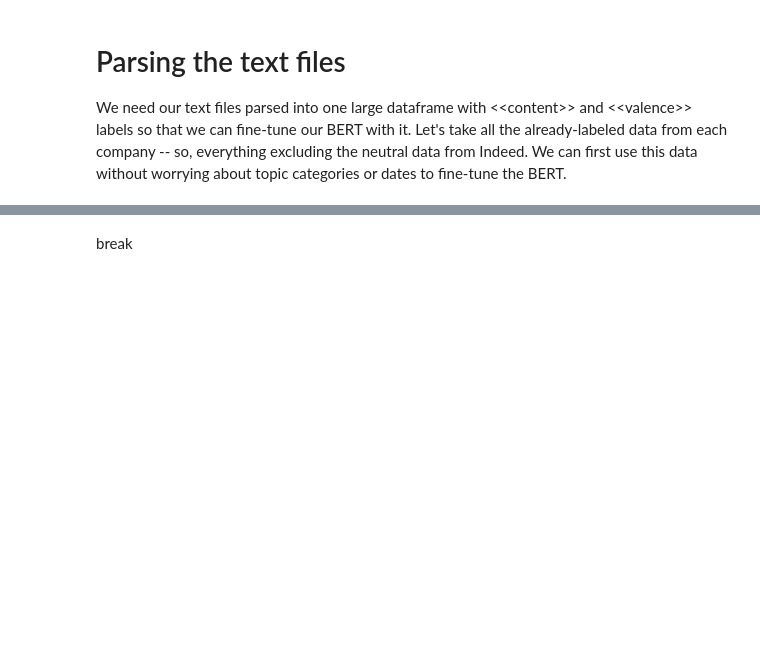
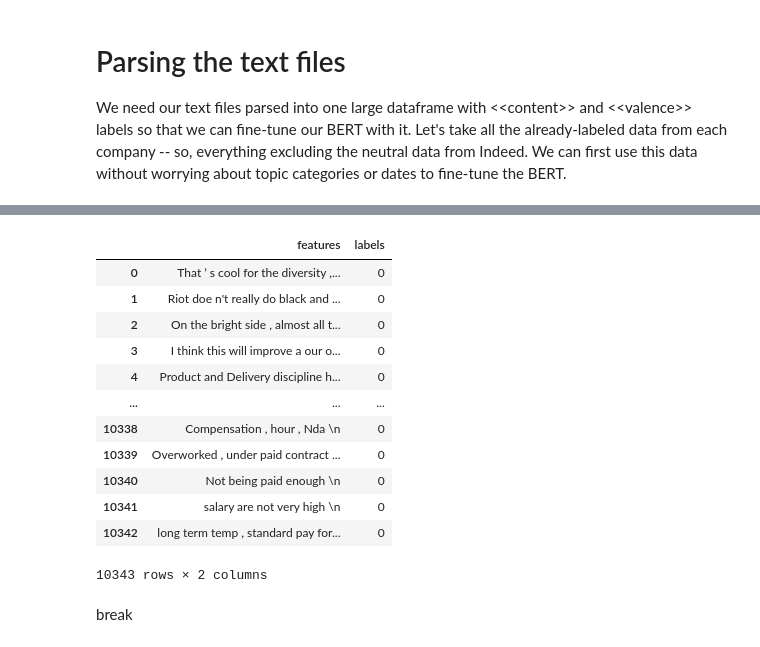
Before and after one commit to michellecchen/cs72_final, a Jupyter notebook: finetuneBERTreviews.ipynb, the cells around one changed output, grey strips where cells are left out. Saved outputs shown, nothing was run; the diff lists cells and outputs as text; code cells hidden in the pictures; blank space fills up the shorter version.

```diff
--- a/finetuneBERTreviews.ipynb
+++ b/finetuneBERTreviews.ipynb
@@ -48,3 +92,58 @@ riotNeg = f2.readlines()
+# %%
+# We need to store all the data in one big dataframe with the correct labels.
+# https://cmdlinetips.com/2018/01/how-to-create-pandas-dataframe-from-multiple-lists/
+
+# As per the tutorial above, we'll make two long lists, then put them into a
+# dictionary and use that to make the dataframe
+features = []
+labels = []
+
+# True = positive, False = negative
+def appendFilesToLabelsAndFeaturesList(valence, featuresList):
+  for i in range(len(featuresList)):
+    feature = featuresList[i].strip("\n")
+    if (feature != "[LISTSEP]"):
+      features.append(featuresList[i])
+      if (valence):
+        labels.append(1)
+      else:
+        labels.append(0)
+
+# appendFilesToLabelsAndFeaturesList(True, riotPos)
+appendFilesToLabelsAndFeaturesList(False, riotNeg)
+appendFilesToLabelsAndFeaturesList(True, riotIndeedPos)
+appendFilesToLabelsAndFeaturesList(False, riotIndeedNeg)
+appendFilesToLabelsAndFeaturesList(True, sonyPos)
+appendFilesToLabelsAndFeaturesList(False, sonyNeg)
+appendFilesToLabelsAndFeaturesList(True, sonyIndeedPos)
+appendFilesToLabelsAndFeaturesList(False, sonyIndeedNeg)
+appendFilesToLabelsAndFeaturesList(True, ubisoftPos)
+appendFilesToLabelsAndFeaturesList(False, ubisoftNeg)
+appendFilesToLabelsAndFeaturesList(True, ubisoftIndeedPos)
+appendFilesToLabelsAndFeaturesList(False, ubisoftIndeedNeg)
+appendFilesToLabelsAndFeaturesList(True, activisionPos)
+appendFilesToLabelsAndFeaturesList(False, activisionNeg)
+appendFilesToLabelsAndFeaturesList(True, activisionIndeedPos)
+appendFilesToLabelsAndFeaturesList(False, activisionIndeedNeg)
+# %%
+dictionary = {'features': features, 'labels': labels}
+df = pd.DataFrame(dictionary)
+
+df
+# %% [output]
+|  | features | labels |
+| 0 | That ’ s cool for the diversity ,... | 0 |
+| 1 | Riot doe n't really do black and ... | 0 |
+| 2 | On the bright side , almost all t... | 0 |
+| 3 | I think this will improve a our o... | 0 |
+| 4 | Product and Delivery discipline h... | 0 |
+| ... | ... | ... |
+| 10338 | Compensation , hour , Nda \n | 0 |
+| 10339 | Overworked , under paid contract ... | 0 |
+| 10340 | Not being paid enough \n | 0 |
+| 10341 | salary are not very high \n | 0 |
+| 10342 | long term temp , standard pay for... | 0 |
+10343 rows × 2 columns
 # %%
 # def read_text_into_string(f_name):
 #   f = open(f_name, "r")
```
Also changed, not shown: parts of 8 cells of this notebook, 3 other files.
